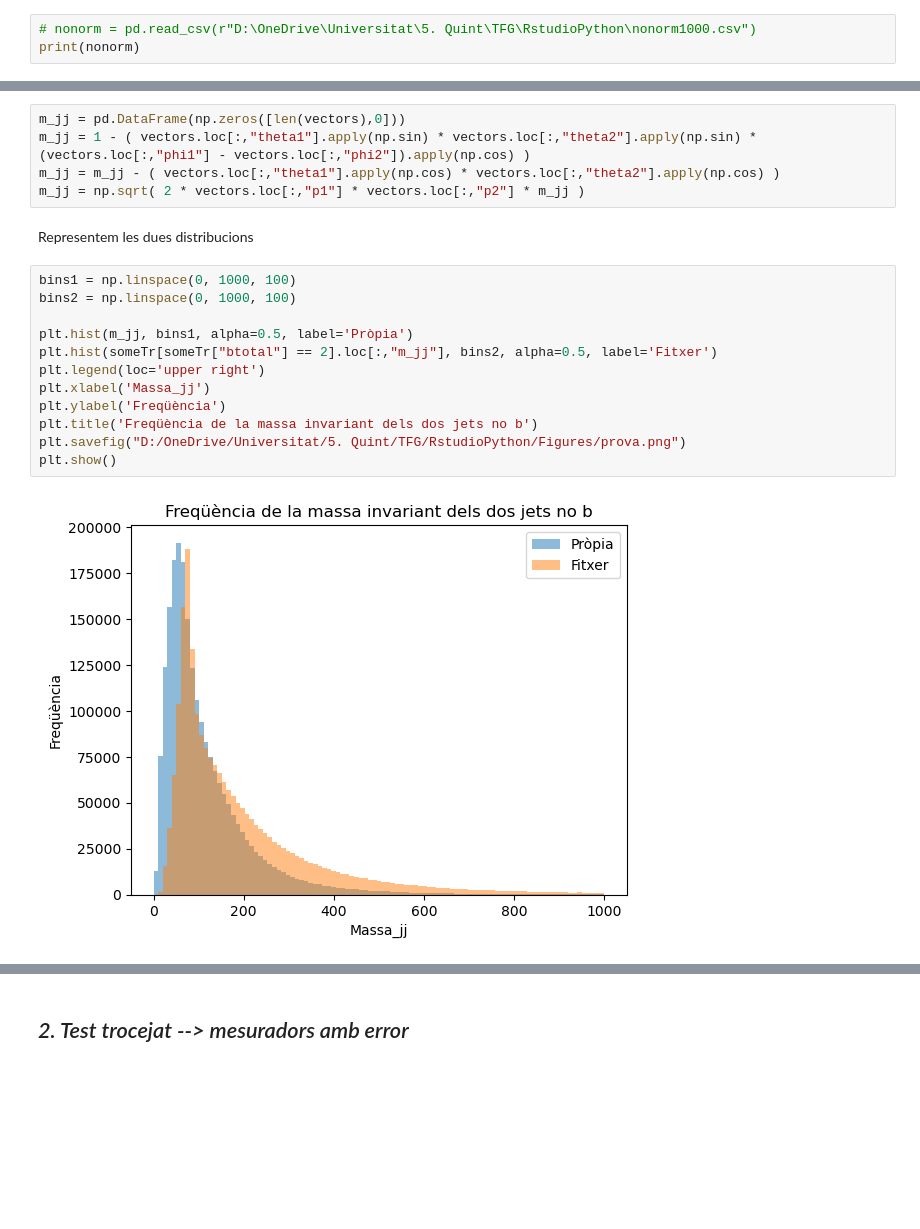
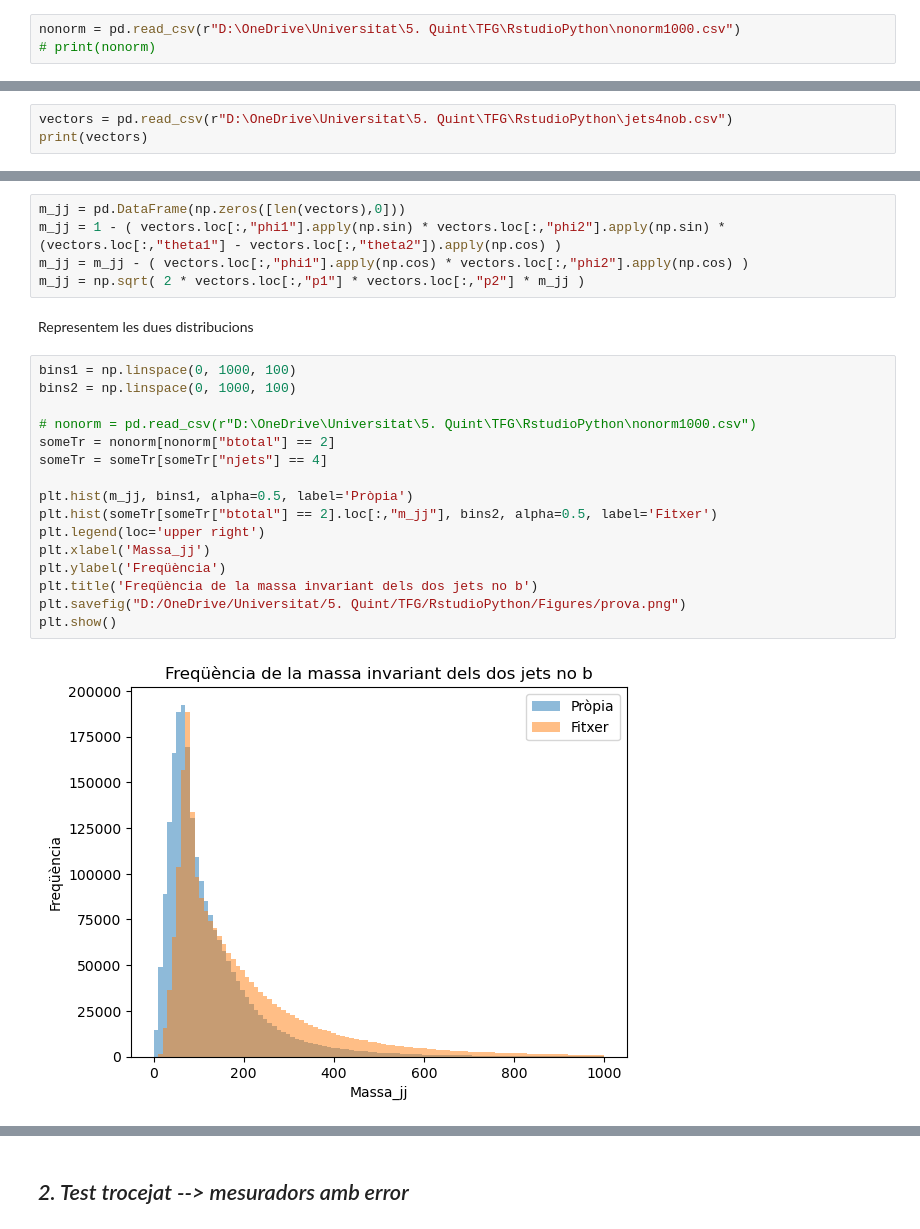
Before and after one commit to AlexPG1/TFG_MLenHEP, a Jupyter notebook: PrimeraSessió.ipynb, the cells around one changed output, grey strips where cells are left out. Drawn from its saved outputs; the diff is of its cells as text; blank space fills up the shorter version.

```diff
--- a/PrimeraSessió.ipynb
+++ b/PrimeraSessió.ipynb
@@ -1359,8 +1370,8 @@ plt.show()
 # %% [markdown]
 Provem a seleccionar únicament els events amb 4 jets. Cal que seleccionem els events i tb renomenem els eta com theta. Carreguem les dades primerament:
 # %%
-# nonorm = pd.read_csv(r"D:\OneDrive\Universitat\5. Quint\TFG\RstudioPython\nonorm1000.csv")
-print(nonorm)
+nonorm = pd.read_csv(r"D:\OneDrive\Universitat\5. Quint\TFG\RstudioPython\nonorm1000.csv")
+# print(nonorm)
 # %% [markdown]
 Ara seleccionem els esdeveniments amb 2btag i solament 4 jets i repetim la selecció de dades i el càlcul de theta (no eta).
 # %%
@@ -1391,3 +1402,6 @@ vectors.columns = ["p1","theta1","phi1","p2","theta2","phi2"]
 vectors.to_csv("jets4nob.csv", sep=',', index=False)
 
 #  segons -->  minuts i  segons
+# %%
+vectors = pd.read_csv(r"D:\OneDrive\Universitat\5. Quint\TFG\RstudioPython\jets4nob.csv")
+print(vectors)
@@ -1396,21 +1425,25 @@ Calculem m_jj
 # %%
 m_jj = pd.DataFrame(np.zeros([len(vectors),0]))
-m_jj = 1 - ( vectors.loc[:,"theta1"].apply(np.sin) * vectors.loc[:,"theta2"].apply(np.sin) * (vectors.loc[:,"phi1"] - vectors.loc[:,"phi2"]).apply(np.cos) )
-m_jj = m_jj - ( vectors.loc[:,"theta1"].apply(np.cos) * vectors.loc[:,"theta2"].apply(np.cos) )
+m_jj = 1 - ( vectors.loc[:,"phi1"].apply(np.sin) * vectors.loc[:,"phi2"].apply(np.sin) * (vectors.loc[:,"theta1"] - vectors.loc[:,"theta2"]).apply(np.cos) )
+m_jj = m_jj - ( vectors.loc[:,"phi1"].apply(np.cos) * vectors.loc[:,"phi2"].apply(np.cos) )
 m_jj = np.sqrt( 2 * vectors.loc[:,"p1"] * vectors.loc[:,"p2"] * m_jj )
 # %% [markdown]
 Representem les dues distribucions
 # %%
 bins1 = np.linspace(0, 1000, 100)
 bins2 = np.linspace(0, 1000, 100)
+
+# nonorm = pd.read_csv(r"D:\OneDrive\Universitat\5. Quint\TFG\RstudioPython\nonorm1000.csv")
+someTr = nonorm[nonorm["btotal"] == 2]
+someTr = someTr[someTr["njets"] == 4]
 
 plt.hist(m_jj, bins1, alpha=0.5, label='Pròpia')
 plt.hist(someTr[someTr["btotal"] == 2].loc[:,"m_jj"], bins2, alpha=0.5, label='Fitxer')
 plt.legend(loc='upper right')
 plt.xlabel('Massa_jj')
 plt.ylabel('Freqüència')
 plt.title('Freqüència de la massa invariant dels dos jets no b')
 plt.savefig("D:/OneDrive/Universitat/5. Quint/TFG/RstudioPython/Figures/prova.png")
 plt.show()
 # %% [output]
-[figure, old version]
+[figure, new version]
```
Also changed, not shown: parts of 39 cells of this notebook.
